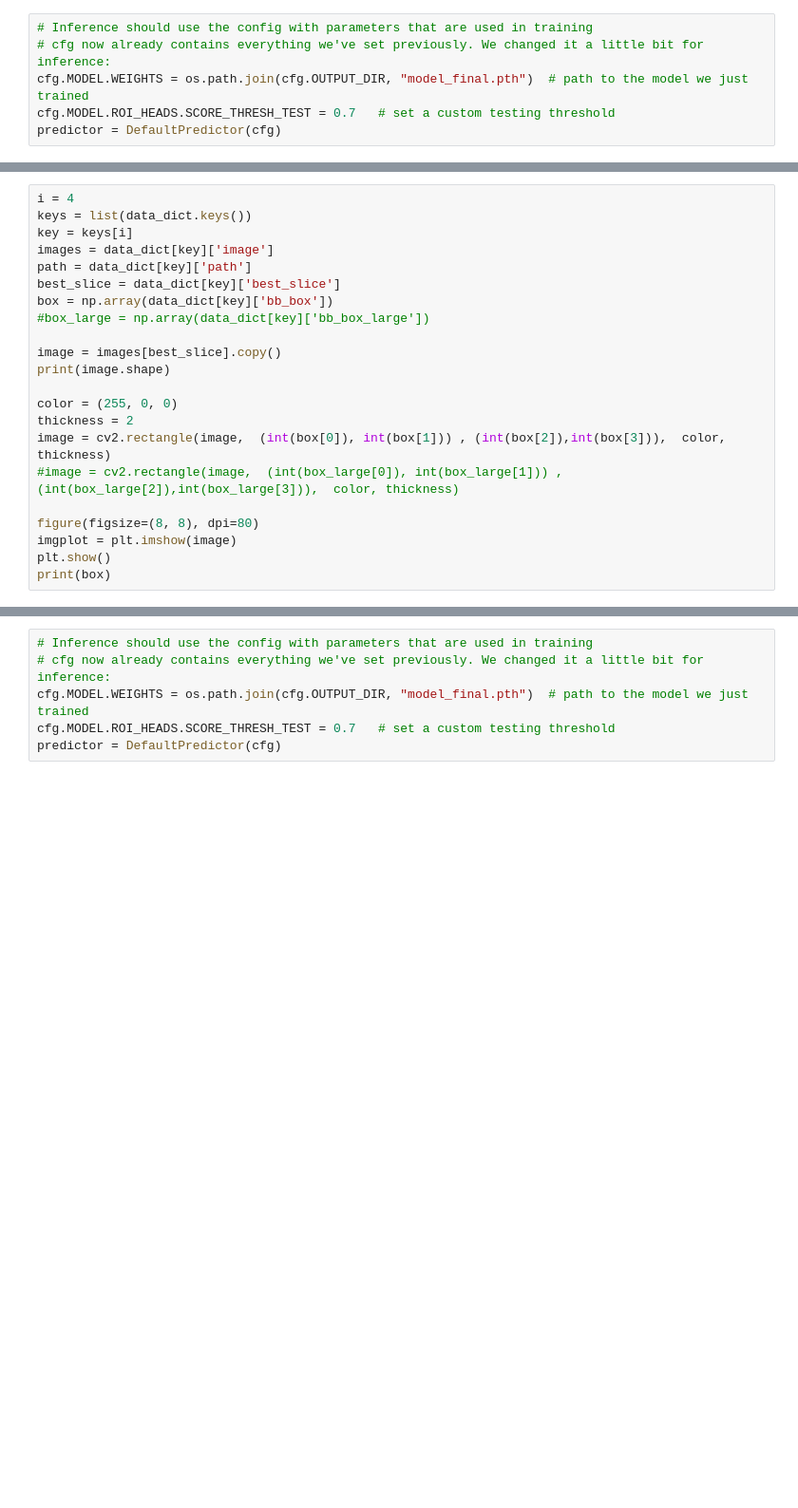
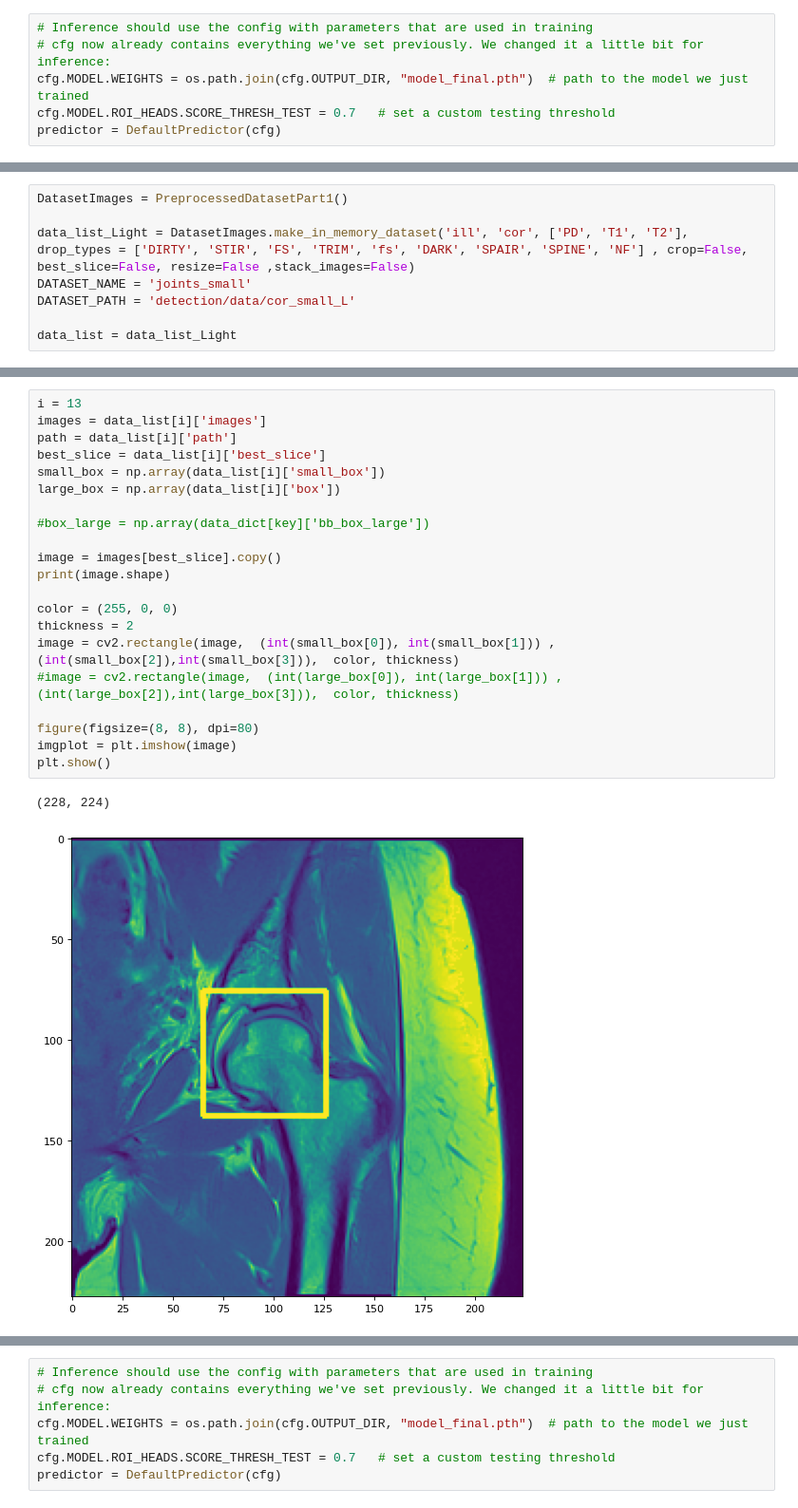
Before and after one commit to maloq/Hips_MRI, a Jupyter notebook: make_detector.ipynb, the cells around one changed output, grey strips where cells are left out. Shown at 95% size. Saved outputs shown, nothing was run; the diff lists cells and outputs as text; blank space fills up the shorter version.

Commit message:
small detection

```diff
--- a/make_detector.ipynb
+++ b/make_detector.ipynb
@@ -468,0 +419,8 @@ _, data_dict = prepare_detection_dataset(crops_dataset_raw, 'cor', 'ill',
+# %%
+DatasetImages = PreprocessedDatasetPart1()
+
+data_list_Light = DatasetImages.make_in_memory_dataset('ill', 'cor', ['PD', 'T1', 'T2'], drop_types = ['DIRTY', 'STIR', 'FS', 'TRIM', 'fs', 'DARK', 'SPAIR', 'SPINE', 'NF'] , crop=False, best_slice=False, resize=False ,stack_images=False)
+DATASET_NAME = 'joints_small'
+DATASET_PATH = 'detection/data/cor_small_L'
+
+data_list = data_list_Light
@@ -469,22 +440,24 @@ _, data_dict = prepare_detection_dataset(crops_dataset_raw, 'cor', 'ill',
 # %%
-i = 4
-keys = list(data_dict.keys())
-key = keys[i]
-images = data_dict[key]['image']
-path = data_dict[key]['path']
-best_slice = data_dict[key]['best_slice']
-box = np.array(data_dict[key]['bb_box'])
+i = 13
+images = data_list[i]['images']
+path = data_list[i]['path']
+best_slice = data_list[i]['best_slice']
+small_box = np.array(data_list[i]['small_box'])
+large_box = np.array(data_list[i]['box'])
+
 #box_large = np.array(data_dict[key]['bb_box_large'])
 
 image = images[best_slice].copy()
 print(image.shape)
 
 color = (255, 0, 0)
 thickness = 2
-image = cv2.rectangle(image,  (int(box[0]), int(box[1])) , (int(box[2]),int(box[3])),  color, thickness)
-#image = cv2.rectangle(image,  (int(box_large[0]), int(box_large[1])) , (int(box_large[2]),int(box_large[3])),  color, thickness)
+image = cv2.rectangle(image,  (int(small_box[0]), int(small_box[1])) , (int(small_box[2]),int(small_box[3])),  color, thickness)
+#image = cv2.rectangle(image,  (int(large_box[0]), int(large_box[1])) , (int(large_box[2]),int(large_box[3])),  color, thickness)
 
 figure(figsize=(8, 8), dpi=80)
 imgplot = plt.imshow(image)
 plt.show()
-print(box)
+# %% [output]
+(228, 224)
+[figure, added]
```
Also changed, not shown: parts of 36 cells of this notebook, 7 other files.
